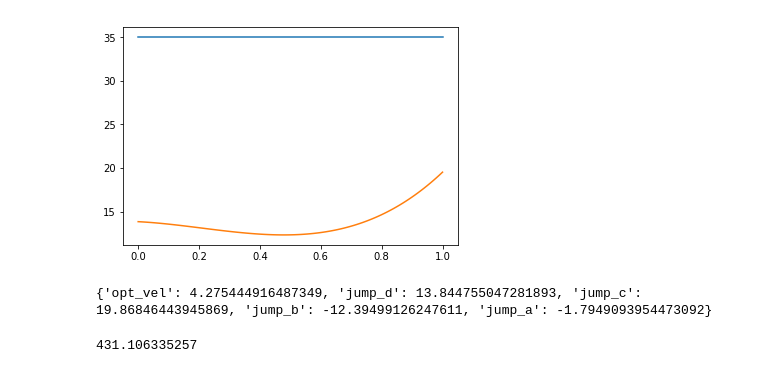
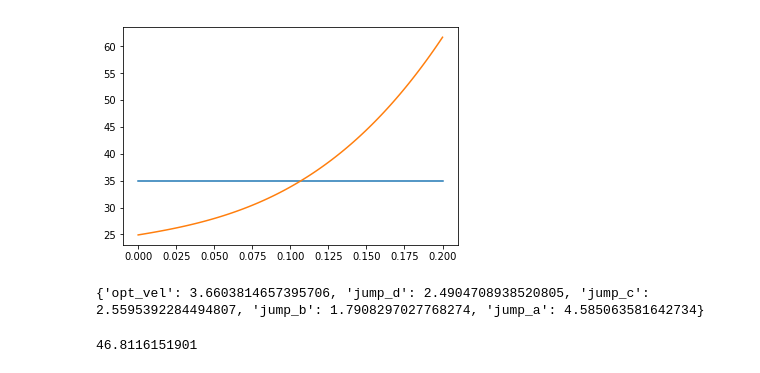
Before and after one commit to silvery107/wheeled-bipedal-jumping, a Jupyter notebook: MiniNezha/utilities/plot.ipynb, the cells around one changed output. Drawn from its saved outputs; the diff is of its cells as text; code cells hidden in the pictures.

```diff
--- a/MiniNezha/utilities/plot.ipynb
+++ b/MiniNezha/utilities/plot.ipynb
@@ -7,7 +7,7 @@ from advisor_client.client import *
 client = AdvisorClient()
 # %%
 # get study
-study_name = "optimal_jump1"
+study_name = "optimal_jump9"
 study = client.get_study_by_name(study_name)
 print(study)
 # %% [output]
@@ -31,19 +32,19 @@ best trial: Id: 269, study_name: optimal_jump2, name: BayesianOptimizationTrial,
 # %%
 param_dic = ast.literal_eval(best_trial.parameter_values)
 a = param_dic["jump_a"]
 b = param_dic["jump_b"]
 c = param_dic["jump_c"]
 d = param_dic["jump_d"]
-t = np.linspace(0,1,100)
+t = np.linspace(0,0.2,100)
 y_constant = 35*np.ones_like(t)
-y_poly = (a * t + b * t ** 2 + c * t ** 3 +d)
+y_poly = (10*a * t + 100*b * t ** 2 + 1000*c * t ** 3 + 10*d)
 plt.plot(t,y_constant)
 plt.plot(t,y_poly)
 plt.show()
 print(param_dic)
 # %% [output]
-[figure, old version]
+[figure, new version]
-{'opt_vel': 4.275444916487349, 'jump_d': 13.844755047281893, 'jump_c': 19.86846443945869, 'jump_b': -12.39499126247611, 'jump_a': -1.7949093954473092}
+{'opt_vel': 3.6603814657395706, 'jump_d': 2.4904708938520805, 'jump_c': 2.5595392284494807, 'jump_b': 1.7908297027768274, 'jump_a': 4.585063581642734}
 # %%
 with open("../controllers/my_controller_python/args.txt",'w') as f1:
     f1.write(str(param_dic))
@@ -51,6 +52,6 @@ os.system('webots --mode=run')
 with open("../controllers/my_controller_python/metrics.txt",'r') as f2:
     metrics_dic = eval(f2.read())
     y = metrics_dic["jump_metrics"]
-print(y)
+print("objective_value:"，y)
 # %% [output]
-431.106335257
+46.8116151901
```
Also changed, not shown: parts of 3 cells of this notebook, 4 other files.
